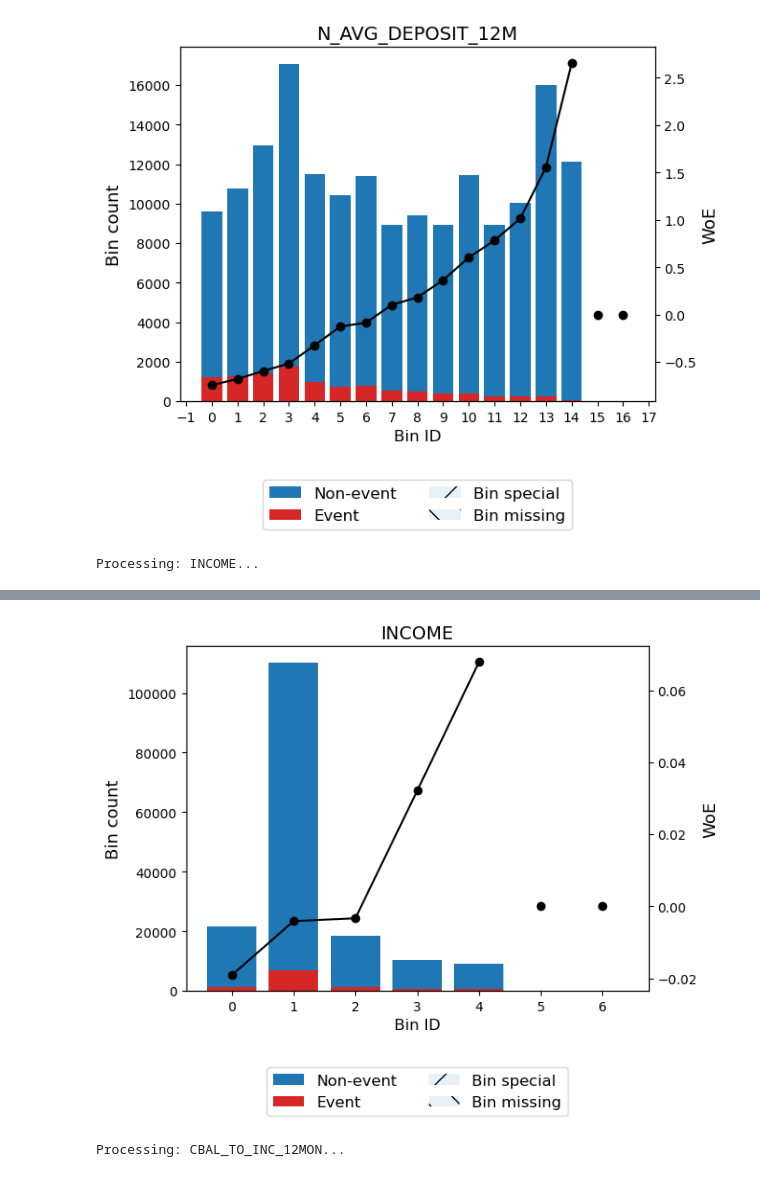
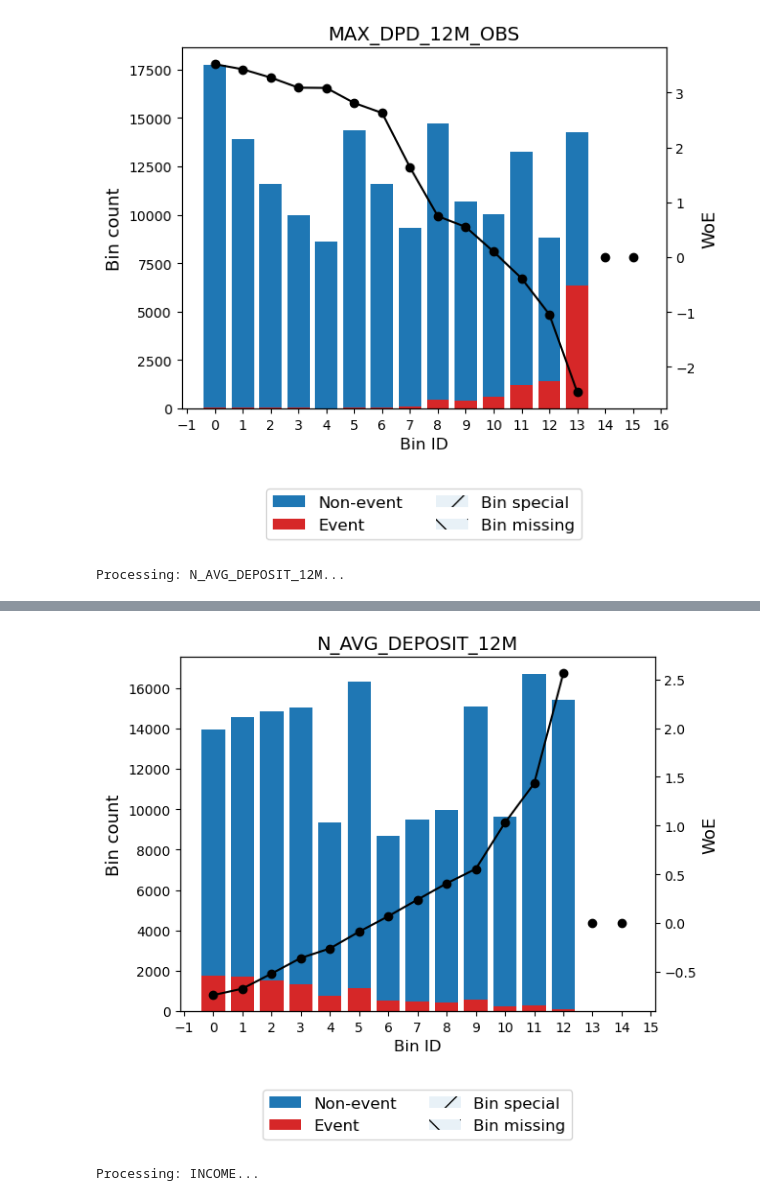
Before and after one commit to ToanNguyn/Khoa-luan, a Jupyter notebook: seg2_model.ipynb, the cells around one changed output, grey strips where cells are left out. Saved outputs shown, nothing was run; the diff lists cells and outputs as text; code cells hidden in the pictures.

```diff
--- a/seg2_model.ipynb
+++ b/seg2_model.ipynb
@@ -27,10 +27,10 @@ print(f"Số lượng mẫu: {len(df_model):,}")
 print(f"Bad Rate: {y_model.mean():.2%}")
 
 # 2. Chọn danh sách biến cần Binning (Lấy Top IV từ bước trước)
-# Ta bỏ MAX_DPD ra để xử lý riêng (vì nó quá mạnh), tập trung vào các biến tài chính/hành vi khác
+# Nhóm làm công ăn lương cao. Rủi ro nằm ở mất nguồn thu nhập hoặc chi tiêu quá tay.
+# https://docs.google.com/spreadsheets/d/1l9tJZLCOd5NwuEFxN1n6wjHzjzdPBp01L0AHXc0KdJ0/edit?gid=1691179589#gid=1691179589
 selected_features = [
-    'N_AVG_DEPOSIT_12M', 'INCOME',
-    'CBAL_TO_INC_12MON', 'RATE_AVG', 'MAX_DPD_12M_OBS'
+    'MAX_DPD_12M_OBS', 'N_AVG_DEPOSIT_12M', 'INCOME', 'CBAL_TO_INC_12MON', 'AFLIMT_MAX'
 ]
 
 binning_results = {}
@@ -77,3 +77,3 @@ Processing: N_AVG_DEPOSIT_12M...
-[figure, old version]
+[figure, new version]
-Processing: INCOME...
+Processing: N_AVG_DEPOSIT_12M...
 |  | Bin | Count | Count (%) | Non-event | Event | Event rate | WoE | IV | JS |
@@ -88,3 +90,3 @@ Processing: INCOME...
-[figure, old version]
+[figure, new version]
-Processing: CBAL_TO_INC_12MON...
+Processing: INCOME...
 |  | Bin | Count | Count (%) | Non-event | Event | Event rate | WoE | IV | JS |
```
Also changed, not shown: parts of 6 cells of this notebook, 9 other files.
